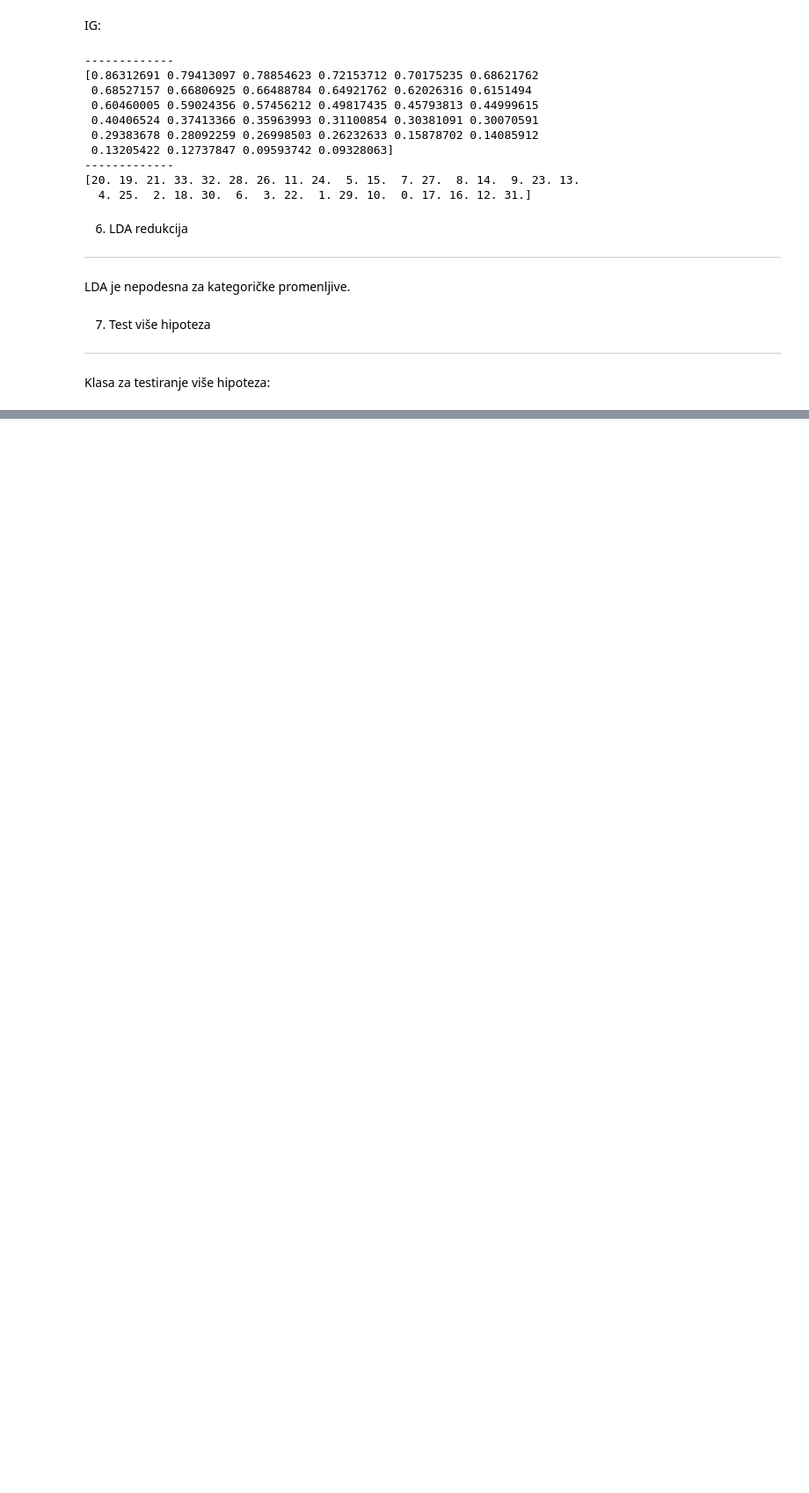
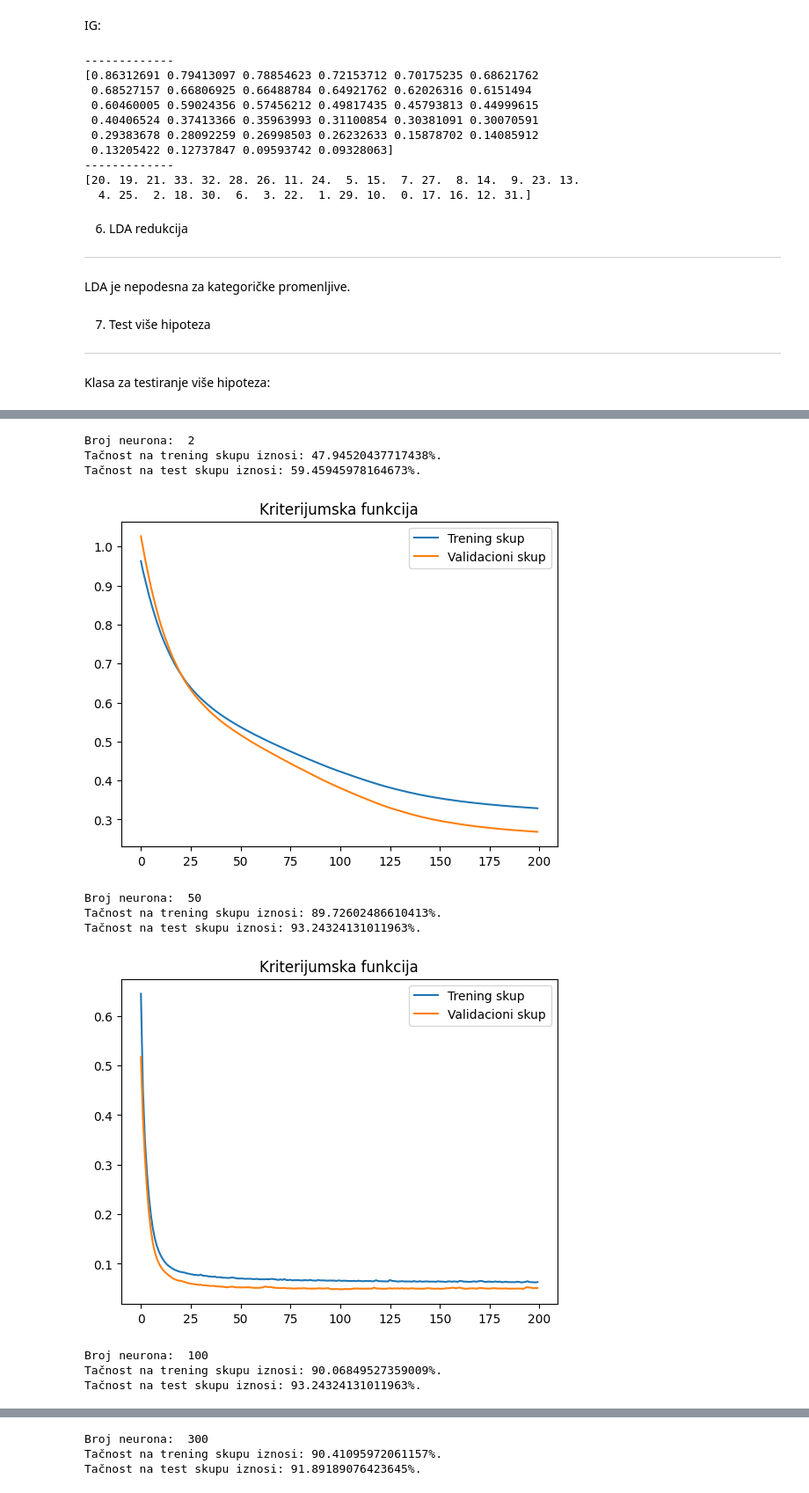
Before and after one commit to dyc0/SOM_projekat, a Jupyter notebook: main.ipynb, the cells around one changed output, grey strips where cells are left out. Shown: that part at 88% size. Saved outputs shown, nothing was run; the diff lists cells and outputs as text; code cells hidden in the pictures; blank space fills up the shorter version.

```diff
--- a/main.ipynb
+++ b/main.ipynb
@@ -370,0 +424,51 @@ plt.show()
+# %%
+%matplotlib inline
+
+X_train, X_test, Y_train, Y_test = train_test_split(D, C_nn, train_size=0.8, random_state=42)
+
+train_accs = []
+test_accs = []
+
+for n_hid_neurons in [2, 50, 100, 300, 500, 1000, 3000]:
+    model = Sequential()
+    model.add(Dense(n_hid_neurons, input_dim=X_train.shape[1], activation='relu'))
+    model.add(Dense(n_hid_neurons, activation='relu'))
+    model.add(Dense(C_nn.shape[1], activation='sigmoid'))
+
+    model.compile(loss='binary_crossentropy', optimizer='adam', metrics=['accuracy'])
+    history = model.fit(X_train, Y_train, validation_data=(X_test, Y_test), epochs=200, verbose=0)
+
+    print('Broj neurona: ', n_hid_neurons)
+
+    _, train_acc=model.evaluate(X_train,Y_train,verbose=0)
+    print('Tačnost na trening skupu iznosi: '+ str(train_acc*100) + '%.')
+
+    _, test_acc=model.evaluate(X_test, Y_test, verbose=0)
+    print('Tačnost na test skupu iznosi: '+str(test_acc*100)+'%.')
+
+    plt.figure()
+    plt.plot(history.history['loss'])
+    plt.plot(history.history['val_loss'])
+    plt.legend(["Trening skup","Validacioni skup"])
+    plt.title('Kriterijumska funkcija')
+    plt.show()
+
+    Y_predict = mlb.inverse_transform(model.predict(X_test))
+    conf_mat = confusion_matrix(Y_predict, mlb.inverse_transform(Y_test))
+    sns.heatmap(conf_mat,annot=True, fmt='g', cbar=False)
+    plt.show()
+
+    train_accs.append(train_acc)
+    test_accs.append(test_acc)
+# %% [output]
+Broj neurona:  2
+Tačnost na trening skupu iznosi: 47.94520437717438%.
+Tačnost na test skupu iznosi: 59.45945978164673%.
+[figure, added]
+Broj neurona:  50
+Tačnost na trening skupu iznosi: 89.72602486610413%.
+Tačnost na test skupu iznosi: 93.24324131011963%.
+[figure, added]
+Broj neurona:  100
+Tačnost na trening skupu iznosi: 90.06849527359009%.
+Tačnost na test skupu iznosi: 93.24324131011963%.
@@ -370,0 +476,3 @@ plt.show()
+Broj neurona:  300
+Tačnost na trening skupu iznosi: 90.41095972061157%.
+Tačnost na test skupu iznosi: 91.89189076423645%.
```
Also changed, not shown: parts of 19 cells of this notebook.
